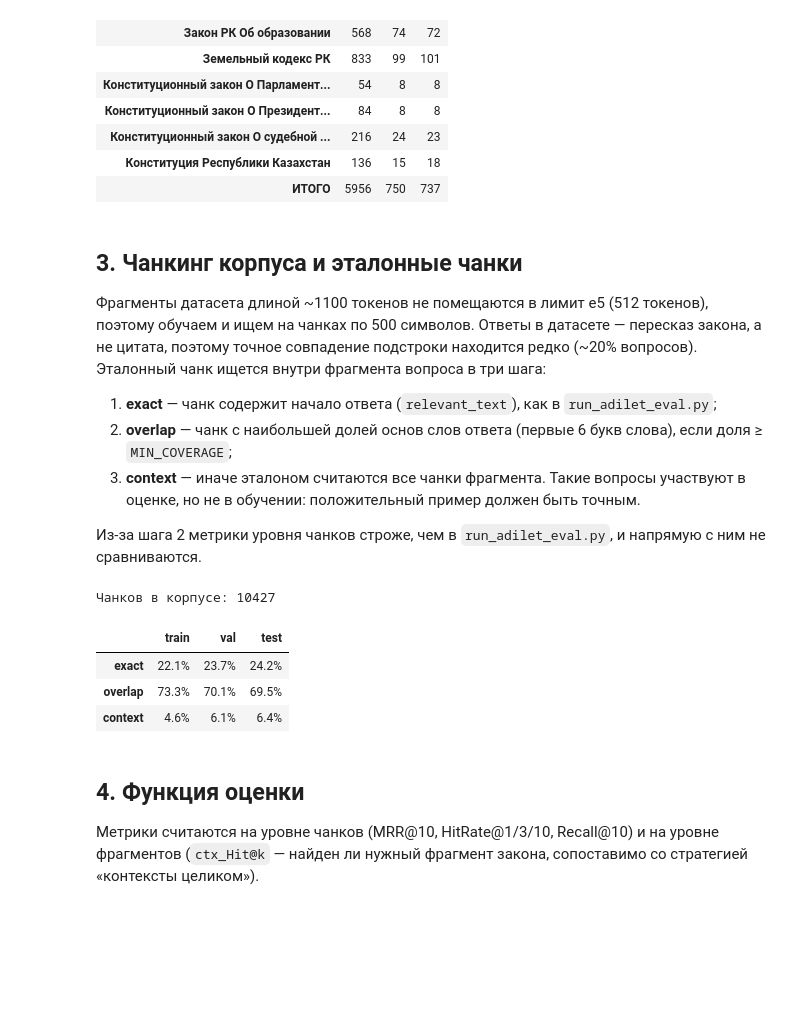
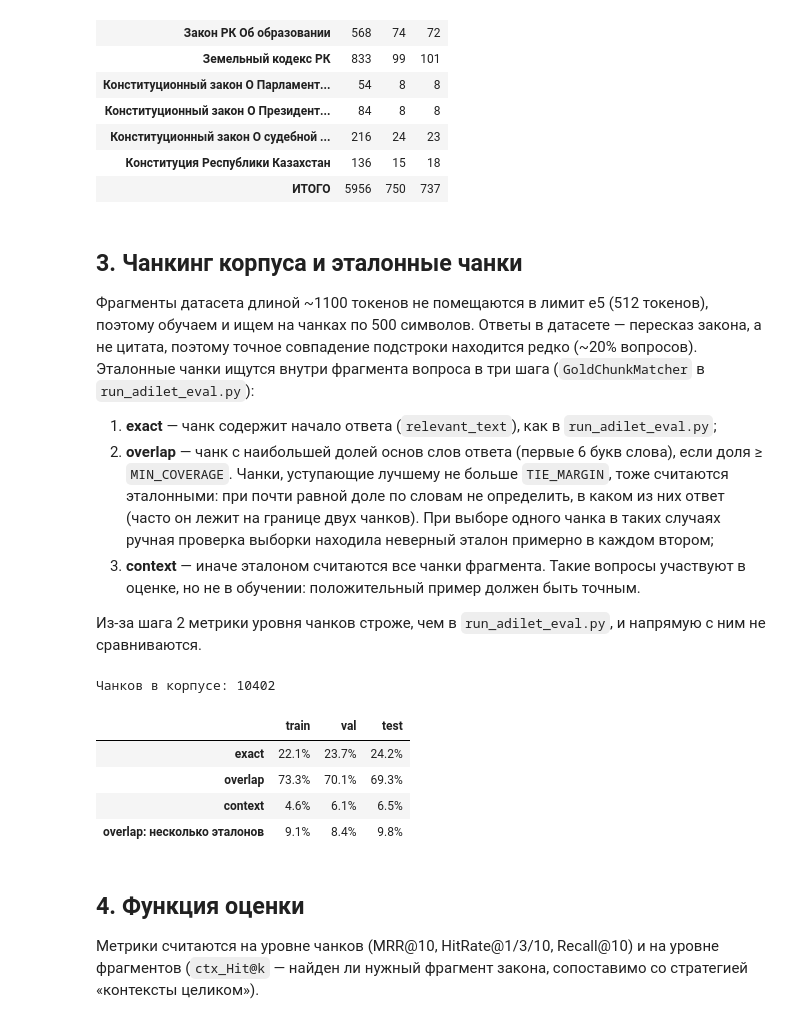
Before and after one commit to DamirKx/rag, a Jupyter notebook: notebooks/finetune_e5.ipynb, the cells around one changed output. Cells and saved outputs as stored; diff of their text form; code cells hidden in the pictures; blank space fills up the shorter version.

```diff
--- a/notebooks/finetune_e5.ipynb
+++ b/notebooks/finetune_e5.ipynb
@@ -48,7 +49,8 @@ from run_adilet_eval import normalize_text, get_or_compute_embeddings
 # %%
 LANG = "rus"                                   # "rus" или "kaz"
 BASE_MODEL = "intfloat/multilingual-e5-small"
-SEED = 42
+SEED = 42                   # seed разбиения и выбора hard negatives — общий для всех запусков
+TRAIN_SEEDS = [42, 43, 44]  # seed обучения (порядок батчей, dropout); разброс метрик по ним показывает устойчивость
 
 # Доли train / val / test (считаются по фрагментам закона, а не по вопросам)
 SPLIT_RATIOS = (0.8, 0.1, 0.1)
@@ -56,6 +58,7 @@ SPLIT_RATIOS = (0.8, 0.1, 0.1)
 # Чанкинг — как в run_adilet_eval.py
 CHUNK_SIZE, CHUNK_OVERLAP = 500, 50
 MIN_COVERAGE = 0.5        # мин. доля слов ответа в чанке, чтобы считать его эталонным (см. раздел 3)
+TIE_MARGIN = 0.05         # чанки, уступающие лучшему по доле слов не больше этого, тоже эталонные
 
 # Hard negatives
 NEG_SEARCH_DEPTH = 50     # сколько кандидатов достаём из индекса
@@ -64,28 +67,29 @@ NEG_MAX_RATIO = 0.98      # кандидат отбрасывается, есл
                           # У e5 сходства сжаты (~0.85–0.9), поэтому порог 0.95 из NV-Retriever отсекает больше половины кандидатов
 
 # Обучение
-EPOCHS = 3
+EPOCHS = 2                # при 3 эпохах MRR@10 на val почти не рос после первой (0.640 → 0.645 → 0.644)
 BATCH_SIZE = 32           # для MNRL чем больше батч, тем больше «бесплатных» негативов
 LEARNING_RATE = 2e-5
 WARMUP_RATIO = 0.1
 MAX_SEQ_LEN = 256         # чанк в 500 символов укладывается в ~150–200 токенов
 
-# Быстрая проверка, что всё работает: маленький корпус и 1 эпоха
+# Быстрая проверка, что всё работает: маленький корпус, 1 эпоха, 2 запуска
 SMOKE_TEST = False
 
 DEVICE = "cuda" if torch.cuda.is_available() else "cpu"
 SPLIT_DIR = Path("data/adilet/splits")
-OUTPUT_DIR = Path(f"models/e5-small-adilet-{LANG}")
-CHECKPOINT_DIR = Path(f"checkpoints/e5-small-adilet-{LANG}")
+OUTPUT_DIR = Path(f"models/e5-small-adilet-{LANG}")          # сюда копируется лучший по val запуск
+CHECKPOINT_DIR = Path(f"checkpoints/e5-small-adilet-{LANG}")  # модели всех запусков: seed_42/, seed_43/, ...
 CACHE_DIR = "data/adilet/cache"
 
 if SMOKE_TEST:
     EPOCHS = 1
+    TRAIN_SEEDS = TRAIN_SEEDS[:2]
     OUTPUT_DIR = OUTPUT_DIR.with_name(OUTPUT_DIR.name + "-smoke")
     CHECKPOINT_DIR = CHECKPOINT_DIR.with_name(CHECKPOINT_DIR.name + "-smoke")
 
 random.seed(SEED)
 np.random.seed(SEED)
 torch.manual_seed(SEED)
-print(f"Устройство: {DEVICE} | язык: {LANG} | модель: {BASE_MODEL} | smoke: {SMOKE_TEST}")
+print(f"Устройство: {DEVICE} | язык: {LANG} | модель: {BASE_MODEL} | seeds: {TRAIN_SEEDS} | smoke: {SMOKE_TEST}")
 # %% [output]
@@ -176,68 +180,40 @@ stats
 
 Фрагменты датасета длиной ~1100 токенов не помещаются в лимит e5 (512 токенов), поэтому обучаем и ищем на чанках по 500 символов.
 Ответы в датасете — пересказ закона, а не цитата, поэтому точное совпадение подстроки находится редко (~20% вопросов).
-Эталонный чанк ищется внутри фрагмента вопроса в три шага:
+Эталонные чанки ищутся внутри фрагмента вопроса в три шага (`GoldChunkMatcher` в `run_adilet_eval.py`):
 1. **exact** — чанк содержит начало ответа (`relevant_text`), как в `run_adilet_eval.py`;
-2. **overlap** — чанк с наибольшей долей основ слов ответа (первые 6 букв слова), если доля ≥ `MIN_COVERAGE`;
+2. **overlap** — чанк с наибольшей долей основ слов ответа (первые 6 букв слова), если доля ≥ `MIN_COVERAGE`.
+   Чанки, уступающие лучшему не больше `TIE_MARGIN`, тоже считаются эталонными: при почти равной доле
+   по словам не определить, в каком из них ответ (часто он лежит на границе двух чанков). При выборе одного
+   чанка в таких случаях ручная проверка выборки находила неверный эталон примерно в каждом втором;
 3. **context** — иначе эталоном считаются все чанки фрагмента. Такие вопросы участвуют в оценке, но не в обучении:
    положительный пример должен быть точным.
 
 Из-за шага 2 метрики уровня чанков строже, чем в `run_adilet_eval.py`, и напрямую с ним не сравниваются.
 # %%
-chunks, chunk_ids, chunk_ctx = [], [], []
-for ctx_id, text in zip(sub_df["context_id"], sub_df["cleaned_context"]):
-    for s_idx, piece in enumerate(get_fixed_size_chunks(text, chunk_size=CHUNK_SIZE, chunk_overlap=CHUNK_OVERLAP)):
-        chunks.append(piece)
-        chunk_ids.append(f"{ctx_id}_fix_{s_idx:03d}")
-        chunk_ctx.append(ctx_id)
-
-chunk_idx_by_ctx = defaultdict(list)
-for i, ctx_id in enumerate(chunk_ctx):
-    chunk_idx_by_ctx[ctx_id].append(i)
-norm_chunks = [normalize_text(c) for c in chunks]
-
-
-def stems(text):
-    # Грубый стемминг для русского и казахского: первые 6 букв слова
-    return {w[:6] for w in tokenize_legal_text(text) if len(w) > 2}
-
-
-chunk_stems = [stems(c) for c in chunks]
-
-
-def find_gold_chunks(item):
-    # Возвращает (индексы эталонных чанков, способ: exact / overlap / context)
-    candidates = chunk_idx_by_ctx[item["context_id"]]
-    norm_rel = normalize_text(item.get("relevant_text", ""))
-    short_rel = norm_rel[:45]
-    matched = [i for i in candidates if short_rel and (short_rel in norm_chunks[i] or norm_rel in norm_chunks[i])]
-    if matched:
-        return matched, "exact"
-
-    answer_stems = stems(item.get("full_response", ""))
-    if answer_stems:
-        coverage = [len(answer_stems & chunk_stems[i]) / len(answer_stems) for i in candidates]
-        best = int(np.argmax(coverage))
-        if coverage[best] >= MIN_COVERAGE:
-            return [candidates[best]], "overlap"
-    return candidates, "context"
-
+chunks, chunk_ids, chunk_ctx = build_fixed_chunks(sub_df, CHUNK_SIZE, CHUNK_OVERLAP)
+matcher = GoldChunkMatcher(chunks, chunk_ctx, min_coverage=MIN_COVERAGE, tie_margin=TIE_MARGIN)
 
 for items in splits.values():
     for q in items:
-        q["gold_idx"], q["gold_type"] = find_gold_chunks(q)
+        q["gold_idx"], q["gold_type"] = matcher.find(q)
 
 print(f"Чанков в корпусе: {len(chunks)}")
-pd.DataFrame({
+gold_stats = pd.DataFrame({
     name: pd.Series([q["gold_type"] for q in items]).value_counts(normalize=True)
     for name, items in splits.items()
-}).reindex(["exact", "overlap", "context"]).fillna(0).style.format("{:.1%}")
+}).reindex(["exact", "overlap", "context"]).fillna(0)
+gold_stats.loc["overlap: несколько эталонов"] = [
+    np.mean([q["gold_type"] == "overlap" and len(q["gold_idx"]) > 1 for q in items]) for items in splits.values()
+]
+gold_stats.style.format("{:.1%}")
 # %% [output]
-Чанков в корпусе: 10427
+Чанков в корпусе: 10402
 |  | train | val | test |
 | exact | 22.1% | 23.7% | 24.2% |
-| overlap | 73.3% | 70.1% | 69.5% |
-| context | 4.6% | 6.1% | 6.4% |
+| overlap | 73.3% | 70.1% | 69.3% |
+| context | 4.6% | 6.1% | 6.5% |
+| overlap: несколько эталонов | 9.1% | 8.4% | 9.8% |
 # %% [markdown]
 ## 4. Функция оценки
 
```
Also changed, not shown: parts of 13 cells of this notebook, 6 other files.
